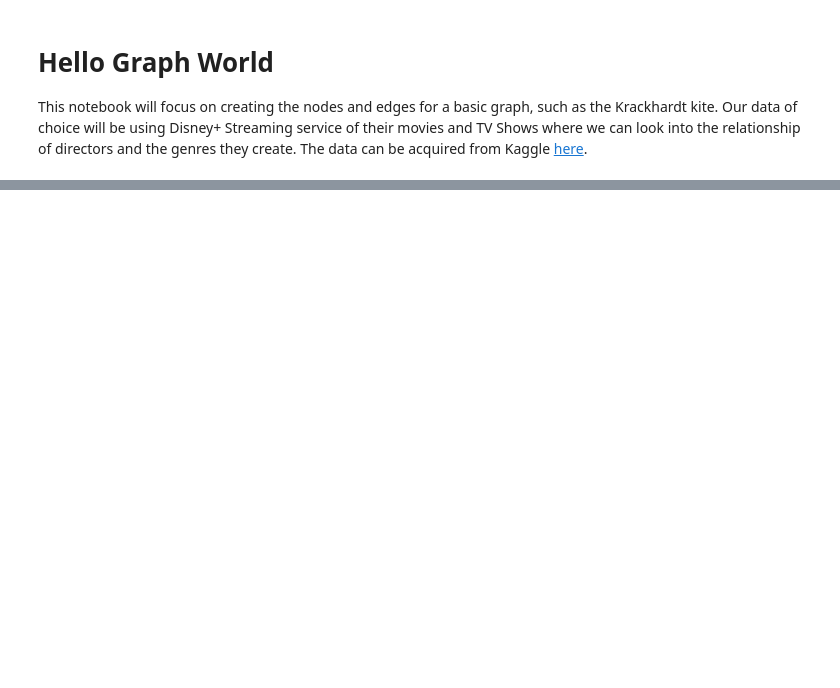
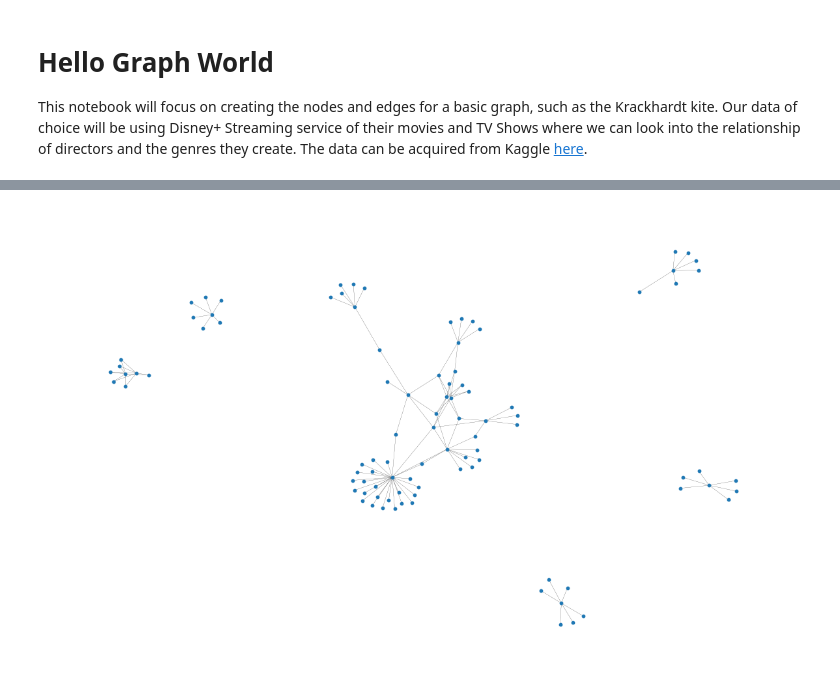
Before and after one commit to hellojohncruz/DATA-620, a Jupyter notebook: Hello Graph World.ipynb, the cells around one changed output, grey strips where cells are left out. Drawn from its saved outputs; the diff is of its cells as text; code cells hidden in the pictures; blank space fills up the shorter version.

```diff
--- a/Hello Graph World.ipynb
+++ b/Hello Graph World.ipynb
@@ -83,2 +85,12 @@ nx.draw_networkx(G, pos=nx.random_layout(G), ax=ax, **plot_options)
+# %%
+genre_df = explode_df[explode_df['genre'].isin(['Superhero'])]
+G = nx.from_pandas_edgelist(genre_df, "director", "cast")
+
+fig, ax = plt.subplots(figsize=(15, 9))
+ax.axis("off")
+plot_options = {"node_size": 10, "with_labels": False, "width": 0.15}
+nx.draw_networkx(G, pos=nx.spring_layout(G), ax=ax, **plot_options)
+# %% [output]
+[figure, added]
 # %%
 # Create Graph (Bipartite)
```
Also changed, not shown: parts of 11 cells of this notebook.
